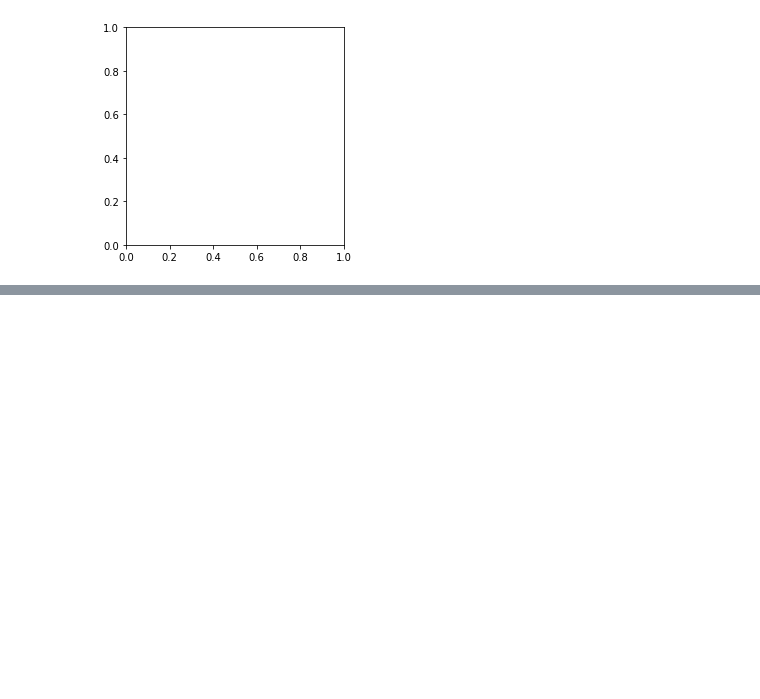
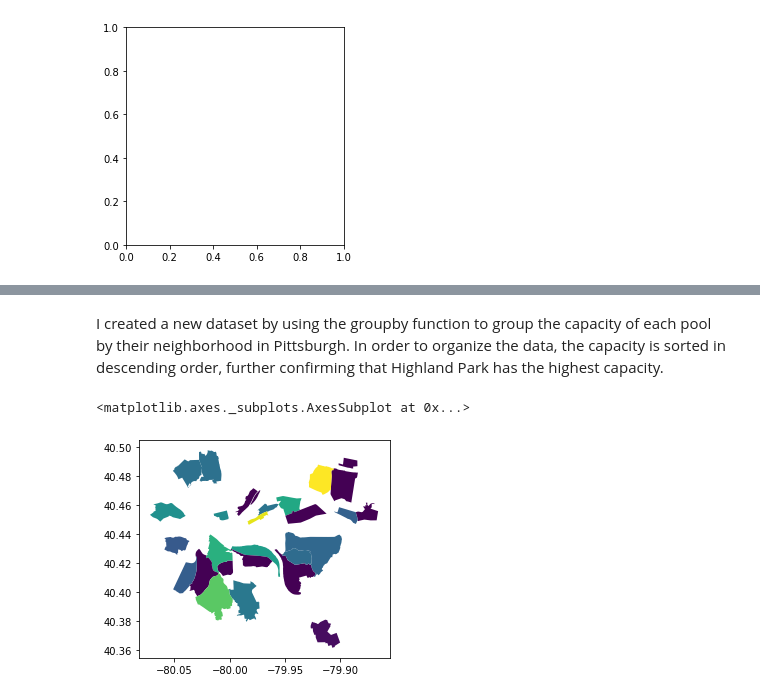
Before and after one commit to 23agowda/Final-Project, a Jupyter notebook: Final-Personal-AG.ipynb, the cells around one changed output, grey strips where cells are left out. Cells and saved outputs as stored; diff of their text form; code cells hidden in the pictures; blank space fills up the shorter version.

```diff
--- a/Final-Personal-AG.ipynb
+++ b/Final-Personal-AG.ipynb
@@ -13,5 +12,5 @@ I'm importing pandas, numpy, matplotlib, and geopandas.
 # %%
-data = pd.read_csv('PittsburghSwimming.csv', index_col="neighborhood", parse_dates=True)
+data = pd.read_csv('PittsburghSwimming.csv', index_col="neighborhood")
 data.head(28)
 # %% [output]
 |  | _id | id | name | type | retired | water_source | capacity | image | council_district | ... |
@@ -165,0 +168,3 @@ I'm having trouble converting my csv file to shapefile so it can be used with ge
+# %%
+capacity_data = data.groupby("neighborhood").sum()['capacity']
+capacity_data.sort_values(ascending=False)
@@ -165,0 +189,8 @@ I'm having trouble converting my csv file to shapefile so it can be used with ge
+# %% [markdown]
+I created a new dataset by using the groupby function to group the capacity of each pool by their neighborhood in Pittsburgh. In order to organize the data, the capacity is sorted in descending order, further confirming that Highland Park has the highest capacity.
+# %%
+capacity_map = neighborhoods.merge(capacity_data, how='left', left_on='hood', right_on='neighborhood')
+capacity_map.plot(column='capacity')
+# %% [output]
+<matplotlib.axes._subplots.AxesSubplot at 0x...>
+[figure, added]
```
Also changed, not shown: parts of 34 cells of this notebook.
